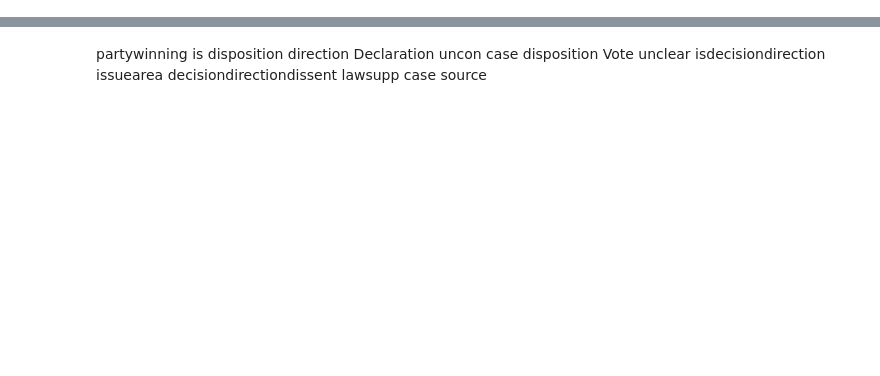
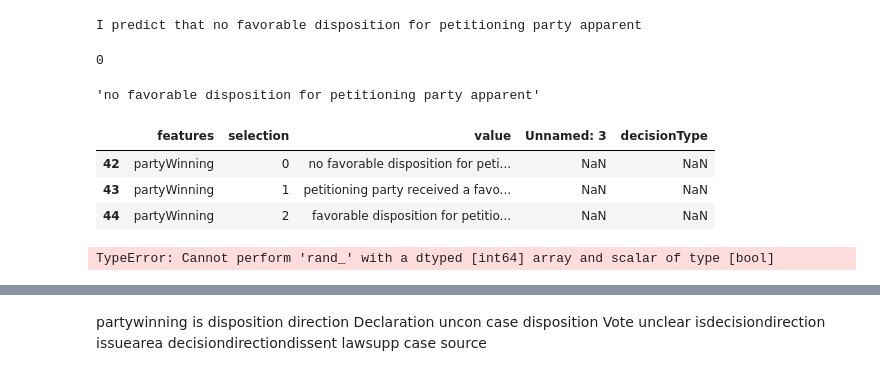
Before and after one commit to dipeshpandya/team_gohan, a Jupyter notebook: function_based_model.ipynb, the cells around one changed output, grey strips where cells are left out. Cells and saved outputs as stored; diff of their text form; code cells hidden in the pictures; blank space fills up the shorter version.

```diff
--- a/function_based_model.ipynb
+++ b/function_based_model.ipynb
@@ -1,11 +1,20 @@
 # %%
 # Import required dependencies
 import pandas as pd
+from sklearn.impute import SimpleImputer
 from sklearn.model_selection import train_test_split
 from sklearn.metrics import accuracy_score
-from sklearn.preprocessing import OneHotEncoder, LabelEncoder, StandardScaler
+#from sklearn.preprocessing import OneHotEncoder, LabelEncoder, StandardScaler
 from sklearn.linear_model import LogisticRegression
 from sklearn.svm import SVC
 from sklearn.neighbors import KNeighborsClassifier
 from sklearn.tree import DecisionTreeClassifier
 from sklearn.ensemble import RandomForestClassifier
+from sklearn.impute import SimpleImputer
+from IPython.display import clear_output
+import numpy as np
+import time
+trained_model = None
+prompts=pd.read_csv("https://docs.google.com/spreadsheets/d/e/2PACX-1vTcUMWXktcB48qH6B77aGPX1XfrkbBc2_RxzJbmCdtDkUZa2m1orezx1pcrGdvfGytfNQL8L-_58SyP/pub?gid=0&single=true&output=csv")
+prompts = prompts.sort_values(by = ['features', 'selection'])
+prompts.reset_index(drop=True, inplace=True)
@@ -11,0 +311,64 @@ from sklearn.ensemble import RandomForestClassifier
+# %%
+trained_model = rf(X_train, X_test, y_train, y_test, target='partyWinning')
+#    #prompts=pd.read_csv("https://docs.google.com/spreadsheets/d/e/2PACX-1vTcUMWXktcB48qH6B77aGPX1XfrkbBc2_RxzJbmCdtDkUZa2m1orezx1pcrGdvfGytfNQL8L-_58SyP/pub?gid=0&single=true&output=csv")
+#    prompts = prompts.sort_values(by = ['features', 'selection'])
+#    prompts.reset_index(drop=True, inplace=True)
+#    prompts
+#selection_prompts = prompts
+selection1 = np.array([])
+for p in prompts['features'].unique():
+    #time.sleep(1)
+    display(f"Please select a feature from the list of {p} below:")
+
+    for i, feature in enumerate((prompts[prompts['features'] == p]['value']), start=1):
+        display(f"{i}... {feature}")
+    selection1 = np.append(selection1,int(input("Enter the number corresponding to your choice: "))).astype(int)
+
+    clear_output()
+
+    #time.sleep(1)
+
+mv = np.append(selection1,int(input("Enter number of majority votes: "))).astype(int)
+nv = np.append(selection1,int(input("Enter number of minority votes: "))).astype(int)
+#selection_df = pd.DataFrame(selection1)
+#selection_df = selection_df.T
+#selection_df.loc[0]
+#predict(selection1)
+#return selection1
+selection_df = pd.DataFrame(selection1)
+selection_df = selection_df.T
+selection_df.loc[0]
+#print(selection_df)
+#X_new1 = np.array([X_imputed2.iloc[13853].to_numpy().astype(int)])
+X_new1 = np.array([selection_df.iloc[0].to_numpy().astype(int)])
+#print(X_new1)
+
+# Get prediction
+#print(model)
+#global trained_model
+#prediction = trained_model.predict(X_new1)
+prediction = trained_model.predict(X_new1)
+#print(f"Based on the data, prediction for the {y.columns[0]} is {prediction[0][0].astype(int)}")
+#print(f"Based on the data, prediction for the {y.columns[1]} is {prediction[0][1].astype(int)}")
+#my_prediction = prompts[(prompts['features'] == y_imputed.columns[0]) & (prompts['selection'] == round(prediction[0][0],0))]['value']
+my_prediction = prompts[(prompts['features'] == target) & (prompts['selection'] == round(prediction[0]))]['value'].iloc[0]
+clear_output()
+print(f"I predict that {my_prediction}")
+#prediction = model.predict(rt_model, selection1)
+# %% [output]
+I predict that no favorable disposition for petitioning party apparent
+# %%
+round(prediction[0])
+# %% [output]
+0
+# %%
+prompts[(prompts['features'] == target) & (prompts['selection'] == round(prediction[0]))]['value'].iloc[0]
+# %% [output]
+'no favorable disposition for petitioning party apparent'
+# %%
+prompts[prompts['features'] == target]
+# %% [output]
+|  | features | selection | value | Unnamed: 3 | decisionType |
+| 42 | partyWinning | 0 | no favorable disposition for peti... | NaN | NaN |
+| 43 | partyWinning | 1 | petitioning party received a favo... | NaN | NaN |
+| 44 | partyWinning | 2 | favorable disposition for petitio... | NaN | NaN |
@@ -11,0 +377,4 @@ from sklearn.ensemble import RandomForestClassifier
+# %%
+prompts[prompts['features'] == target & prompts['selection'] == round(prediction[0])]
+# %% [output]
+TypeError: Cannot perform 'rand_' with a dtyped [int64] array and scalar of type [bool]
```
Also changed, not shown: parts of 24 cells of this notebook.
